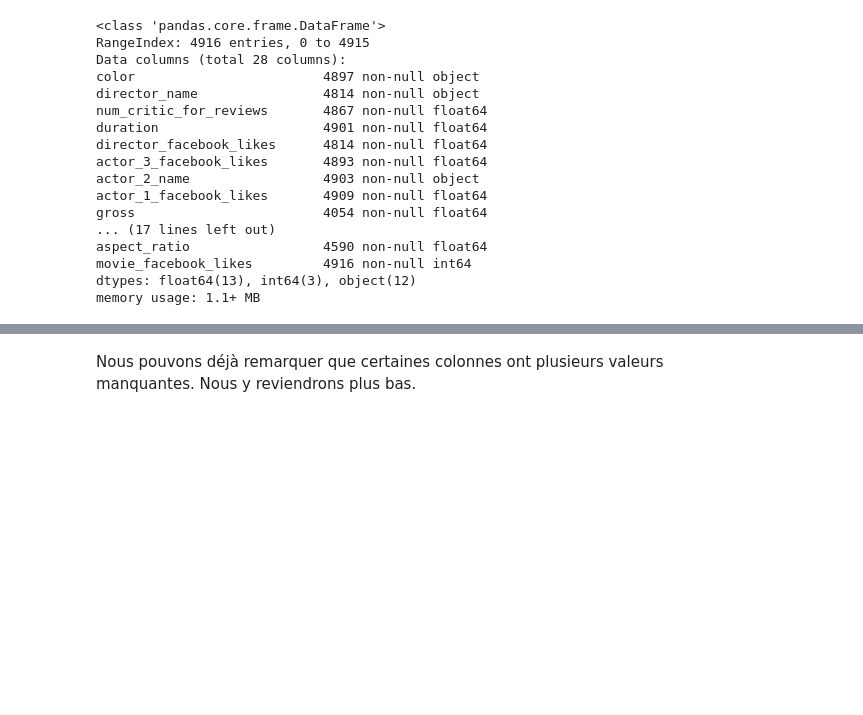
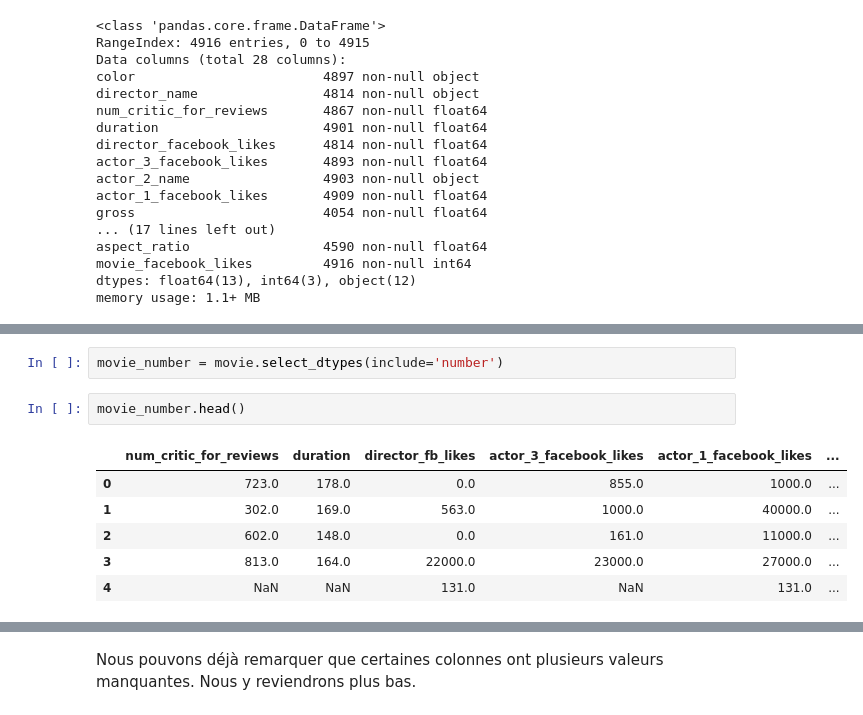
Before and after one commit to kevindegila/data-analyst, a Jupyter notebook: 03_01_Manipulation_des_donnees_avec_Pandas.ipynb, the cells around one changed output, grey strips where cells are left out. Saved outputs shown, nothing was run; the diff lists cells and outputs as text; blank space fills up the shorter version.

```diff
--- a/03_01_Manipulation_des_donnees_avec_Pandas.ipynb
+++ b/03_01_Manipulation_des_donnees_avec_Pandas.ipynb
@@ -189,0 +249,11 @@ memory usage: 1.1+ MB
+# %%
+movie_number = movie.select_dtypes(include='number')
+# %%
+movie_number.head()
+# %% [output]
+|  | num_critic_for_reviews | duration | director_fb_likes | actor_3_facebook_likes | actor_1_facebook_likes | ... |
+| 0 | 723.0 | 178.0 | 0.0 | 855.0 | 1000.0 | ... |
+| 1 | 302.0 | 169.0 | 563.0 | 1000.0 | 40000.0 | ... |
+| 2 | 602.0 | 148.0 | 0.0 | 161.0 | 11000.0 | ... |
+| 3 | 813.0 | 164.0 | 22000.0 | 23000.0 | 27000.0 | ... |
+| 4 | NaN | NaN | 131.0 | NaN | 131.0 | ... |
```
Also changed, not shown: parts of 104 cells of this notebook, 1 other file.
